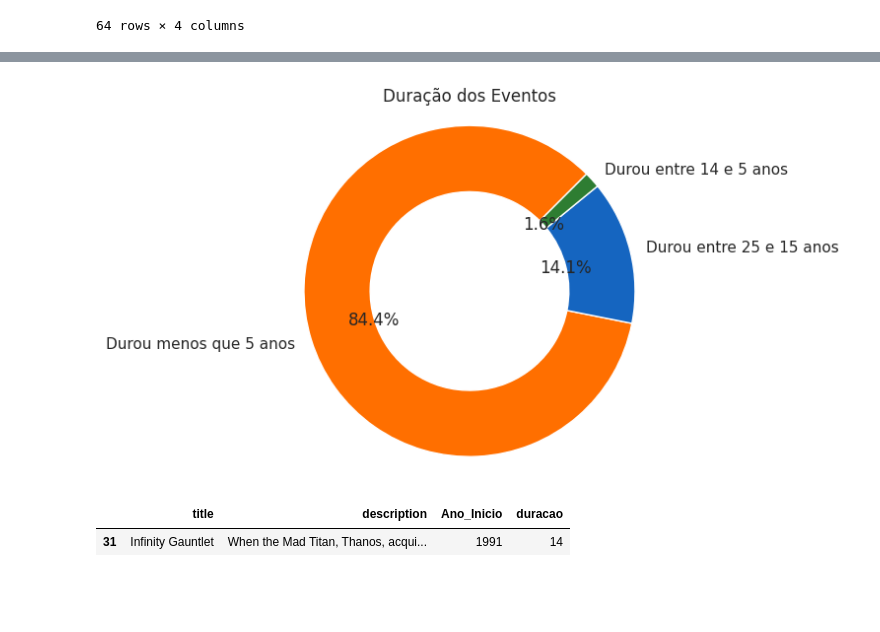
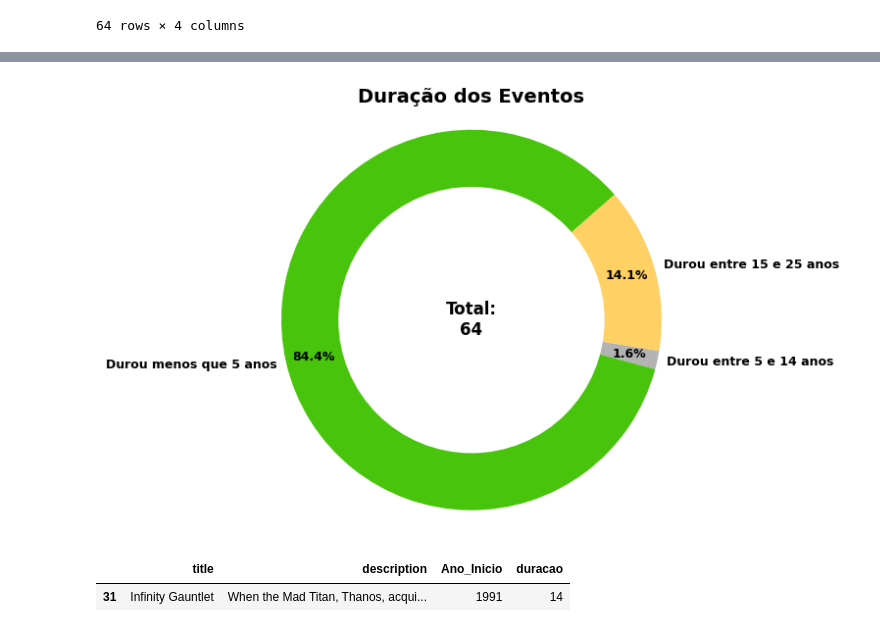
Before and after one commit to thamyrissacamoto/MarvelAPI, a Jupyter notebook: AnalisandoInsights.ipynb, the cells around one changed output, grey strips where cells are left out. Drawn from its saved outputs; the diff is of its cells as text; code cells hidden in the pictures; blank space fills up the shorter version.

```diff
--- a/AnalisandoInsights.ipynb
+++ b/AnalisandoInsights.ipynb
@@ -27,9 +28,9 @@ def categorize_duration(years):
     if years > 25:
         return "Durou mais que 25 anos"
     elif years >= 15 and years <= 25:
-        return "Durou entre 25 e 15 anos"
+        return "Durou entre 15 e 25 anos"
     elif years < 15 and years >= 5:
-        return "Durou entre 14 e 5 anos"
+        return "Durou entre 5 e 14 anos"
     else:
         return "Durou menos que 5 anos"
 # %%
@@ -84,19 +97,3 @@ fig.update_layout(xaxis_tickangle=-15)
 fig.show()
 # %% [output]
 [interactive output not drawn]
-# %%
-Nan_relation = {}
-for col in characters.columns:
-  Nan_relation[col] = characters[col].isna().sum()
-
-df = pd.DataFrame(list(Nan_relation.items()), columns=['Colunas', 'Quantidade'])
-df = df[df["Quantidade"] > 0]
-
-sns.set_theme(style='ticks')
-sns.barplot(data=df, x="Colunas", y="Quantidade")
-plt.xlabel("Colunas")
-plt.ylabel("Frequência de Valores Nulos")
-plt.title("Quantidade de valores nulos por coluna em Characters")
-plt.xticks(rotation=45, ha='right')
-plt.tight_layout()
-plt.show()
@@ -585,16 +586,42 @@ plt.show()
 # %%
+custom_colors = {
+    "Durou menos que 5 anos": "#49C40C",
+    "Durou entre 5 e 14 anos": "#B3B3B3",
+    "Durou entre 15 e 25 anos": "#FFD063",
+}
+
+
 counts = events['categoria_duracao'].value_counts()
+counts = counts.sort_values(ascending=True)
 
 labels = counts.index
 sizes = counts.values
-
 colors = [custom_colors[label] for label in labels]
 
 fig, ax = plt.subplots()
-ax.pie(sizes, labels=labels, colors=colors, startangle=45, wedgeprops={'width':0.4}, autopct='%1.1f%%')
+
+wedges, texts, autotexts = ax.pie(
+    sizes,
+    labels=labels,
+    colors=colors,
+    startangle=-15,
+    autopct='%1.1f%%',
+    pctdistance=0.85,
+    labeldistance=1.05,
+    textprops={'fontsize': 9, 'fontweight':'bold'}
+)
+
+centre_circle = plt.Circle((0, 0), 0.70, fc='white')
+fig.gca().add_artist(centre_circle)
+
+total = sizes.sum()
+ax.text(0, 0, f'Total:\n{total}', ha='center', va='center', fontsize=12, fontweight='bold')
+
 ax.axis('equal')
-plt.title("Duração dos Eventos")
+
+plt.title("Duração dos Eventos", fontsize=14, fontweight='bold')
+plt.tight_layout()
 plt.show()
 # %% [output]
-[figure, old version]
+[figure, new version]
 # %%
```
Also changed, not shown: parts of 50 cells of this notebook.
